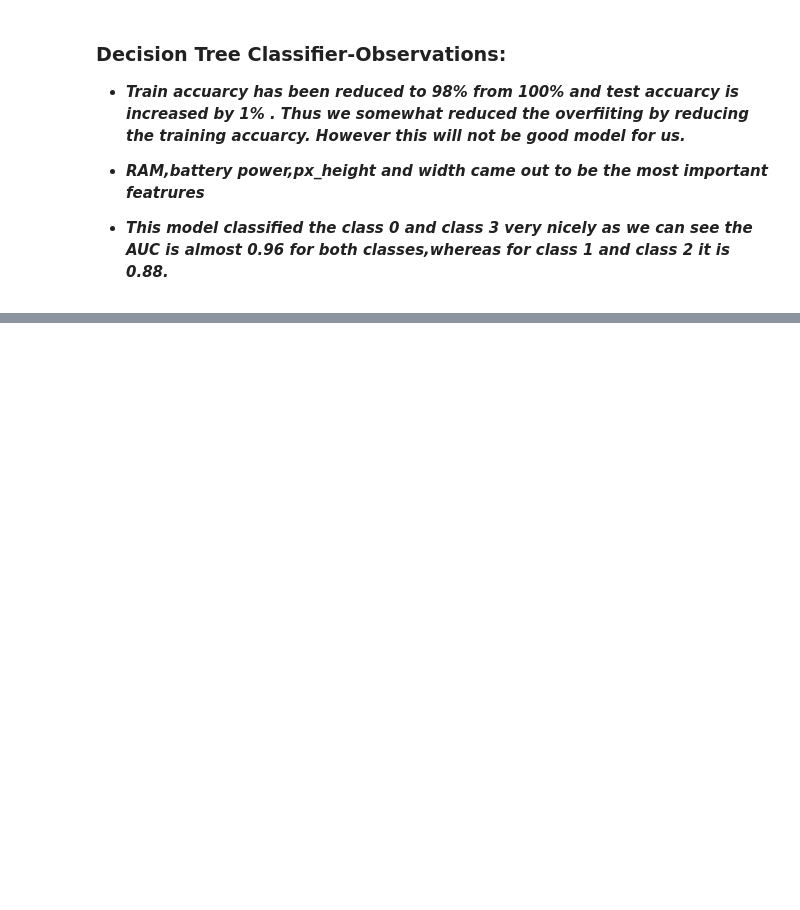
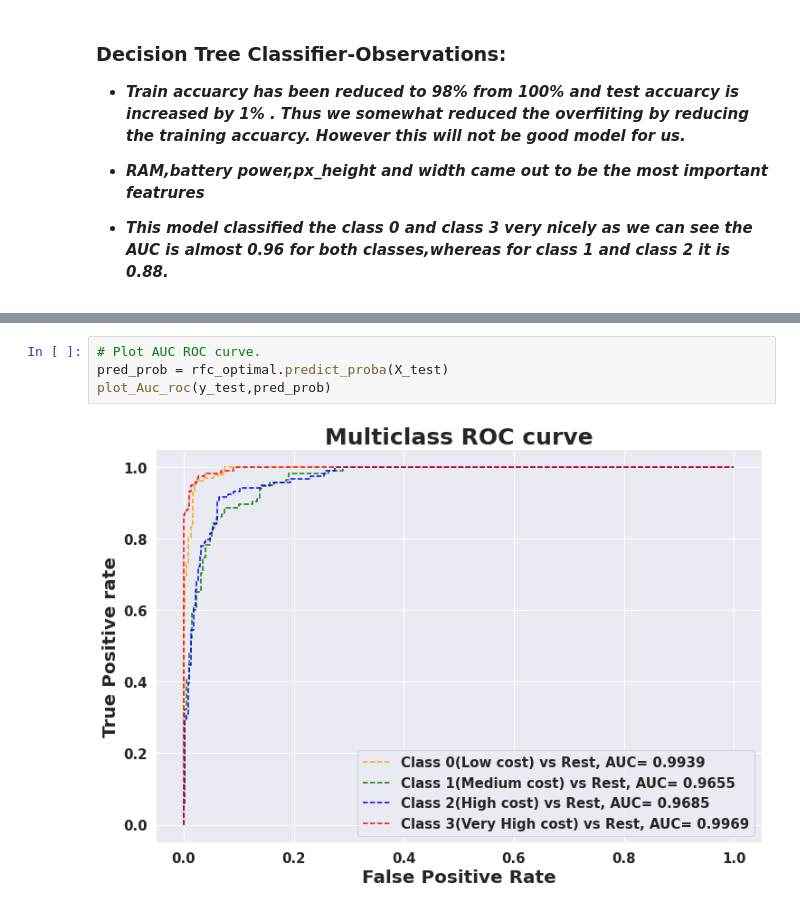
Before and after one commit to vimal9910/Third_capstone_project_Mobile_Price_Range_Prediction, a Jupyter notebook: Mobile_Price_Range_Prediction.ipynb, the cells around one changed output, grey strips where cells are left out. Drawn from its saved outputs; the diff is of its cells as text; blank space fills up the shorter version.

```diff
--- a/Mobile_Price_Range_Prediction.ipynb
+++ b/Mobile_Price_Range_Prediction.ipynb
@@ -1106,0 +1310,6 @@ plot_Auc_roc(y_test,pred_prob)
+# %%
+# Plot AUC ROC curve.
+pred_prob = rfc_optimal.predict_proba(X_test)
+plot_Auc_roc(y_test,pred_prob)
+# %% [output]
+[figure, added]
```
Also changed, not shown: parts of 80 cells of this notebook.
